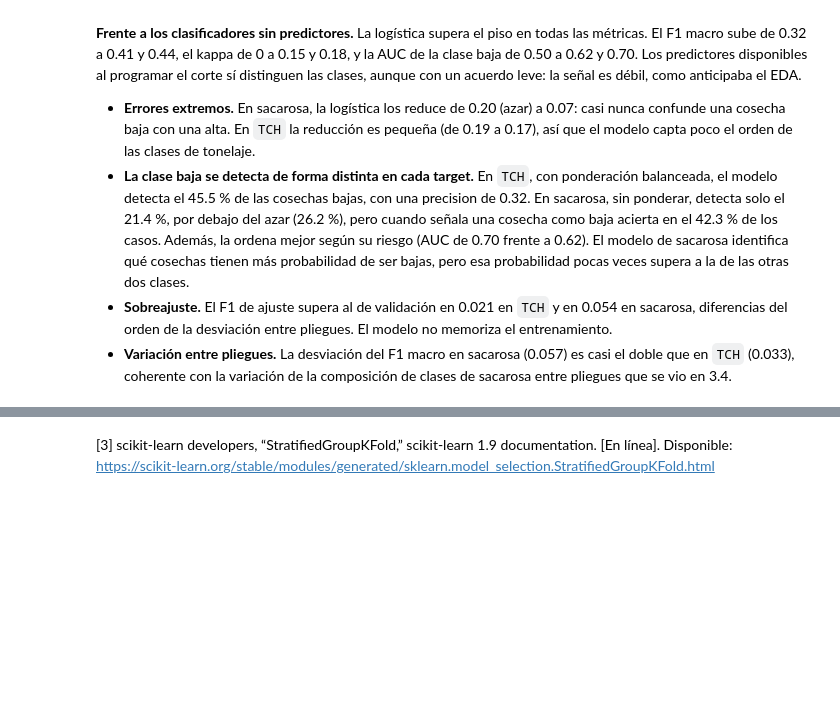
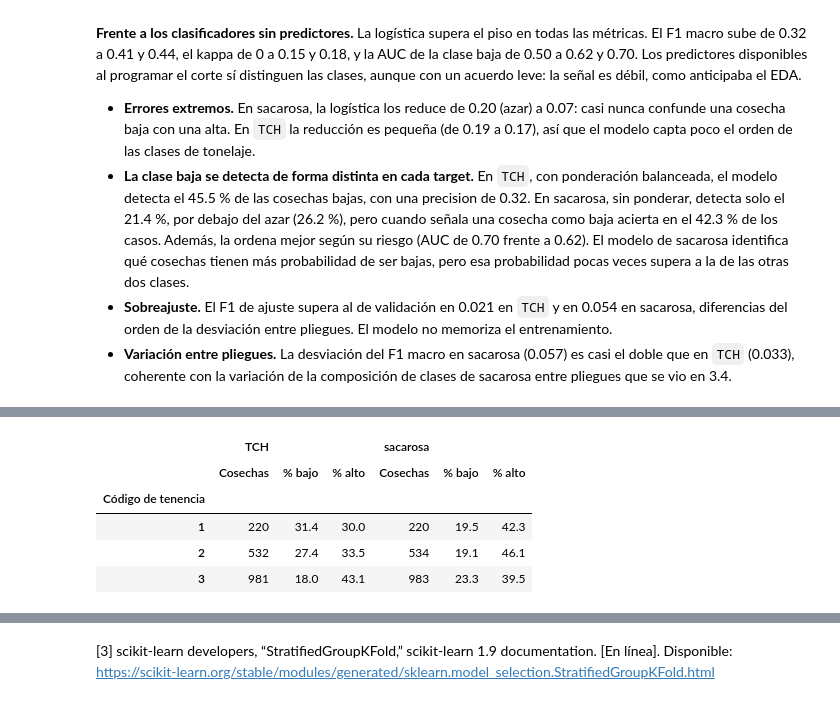
Before and after one commit to juanestebancg2806/sugarcane-yield-quality-prediction, a Jupyter notebook: 03_comparacion_modelos_ipsa.ipynb, the cells around one changed output, grey strips where cells are left out. Saved outputs shown, nothing was run; the diff lists cells and outputs as text; code cells hidden in the pictures; blank space fills up the shorter version.

```diff
--- a/03_comparacion_modelos_ipsa.ipynb
+++ b/03_comparacion_modelos_ipsa.ipynb
@@ -1656,0 +1775,17 @@ sacarosa | Regresión logística: búsqueda cargada de resultados/clf_log_sac.jo
+# %%
+# 5.2 Clases por código de tenencia en el entrenamiento, para leer los contrastes de las indicadoras
+tabla_tenencia = {}
+for target, datos in datos_por_target.items():
+    codigo = datos.X_train["grupo_tenencia"]
+    proporciones = pd.crosstab(codigo, datos.y_train, normalize="index") * 100
+    tabla_tenencia[(target, "Cosechas")] = codigo.value_counts().sort_index()
+    tabla_tenencia[(target, "% bajo")] = proporciones[CLASE_BAJA]
+    tabla_tenencia[(target, "% alto")] = proporciones[CLASE_ALTA]
+display(pd.DataFrame(tabla_tenencia).rename_axis("Código de tenencia").round(1))
+# %% [output]
+|  | TCH |  |  | sacarosa |  |  |
+|  | Cosechas | % bajo | % alto | Cosechas | % bajo | % alto |
+| Código de tenencia |  |  |  |  |  |  |
+| 1 | 220 | 31.4 | 30.0 | 220 | 19.5 | 42.3 |
+| 2 | 532 | 27.4 | 33.5 | 534 | 19.1 | 46.1 |
+| 3 | 981 | 18.0 | 43.1 | 983 | 23.3 | 39.5 |
```
Also changed, not shown: parts of 11 cells of this notebook.
